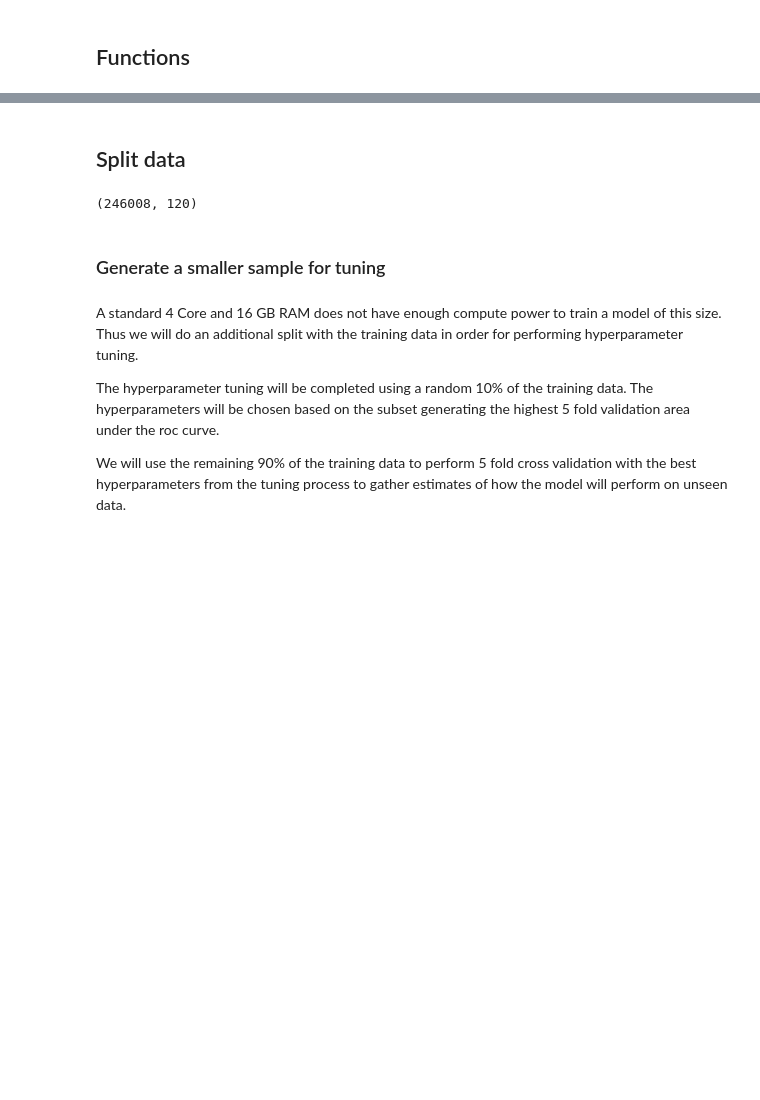
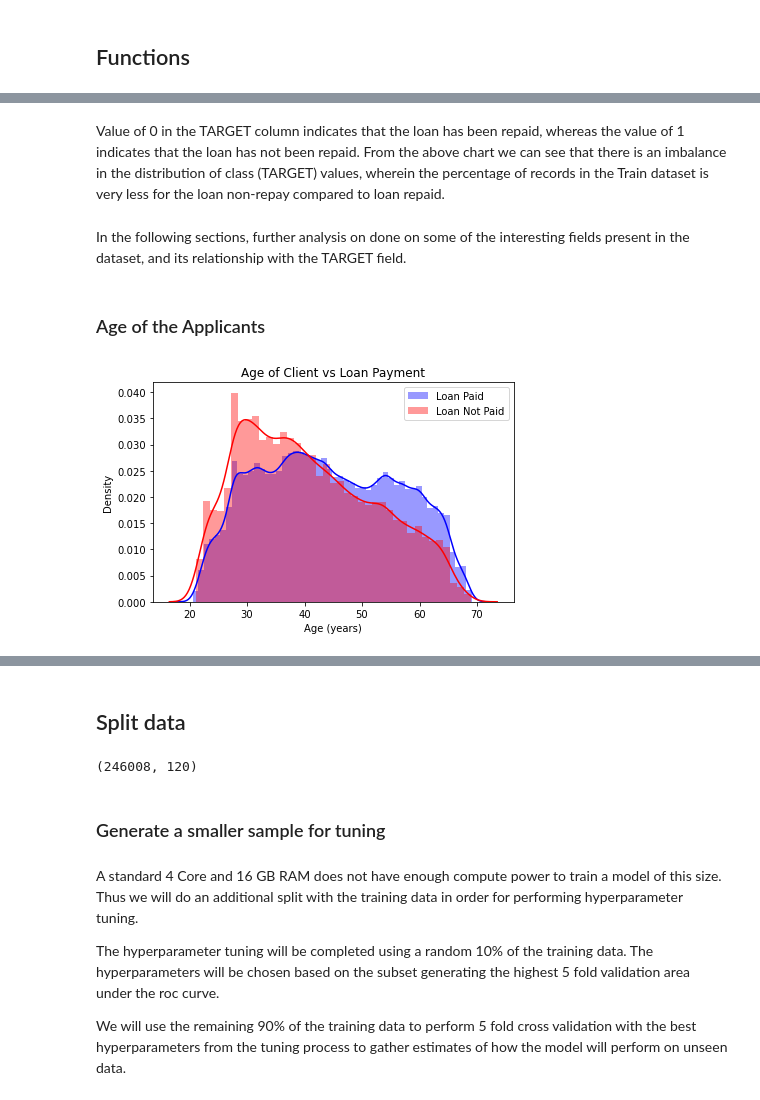
Before and after one commit to jdklein513/final-project-HCDR, a Jupyter notebook: code/Group9_Phase1_Modeling.ipynb, the cells around one changed output, grey strips where cells are left out. Cells and saved outputs as stored; diff of their text form; code cells hidden in the pictures; blank space fills up the shorter version.

```diff
--- a/code/Group9_Phase1_Modeling.ipynb
+++ b/code/Group9_Phase1_Modeling.ipynb
@@ -293,0 +494,13 @@ gc.collect()
+# %% [markdown]
+Value of 0 in the TARGET column indicates that the loan has been repaid, whereas the value of 1 indicates that the loan has not been repaid. From the above chart we can see that there is an imbalance in the distribution of class (TARGET) values, wherein the percentage of records in the Train dataset is very less for the loan non-repay compared to loan repaid.
+# %% [markdown]
+In the following sections, further analysis on done on some of the interesting fields present in the dataset, and its relationship with the TARGET field.
+# %% [markdown]
+### Age of the Applicants
+# %%
+plt.figure()
+sns.distplot(appTrainDF.loc[appTrainDF['TARGET'] == 0, 'DAYS_BIRTH'] / -365, hist=True, color='blue', label = 'Loan Paid')
+sns.distplot(appTrainDF.loc[appTrainDF['TARGET'] == 1, 'DAYS_BIRTH'] / -365, hist=True, color='red', label = 'Loan Not Paid')
+plt.xlabel('Age (years)'); plt.ylabel('Density'); plt.title('Age of Client vs Loan Payment'); plt.tight_layout(); plt.legend(); plt.show();
+# %% [output]
+[figure, added]
```
Also changed, not shown: parts of 156 cells of this notebook.
